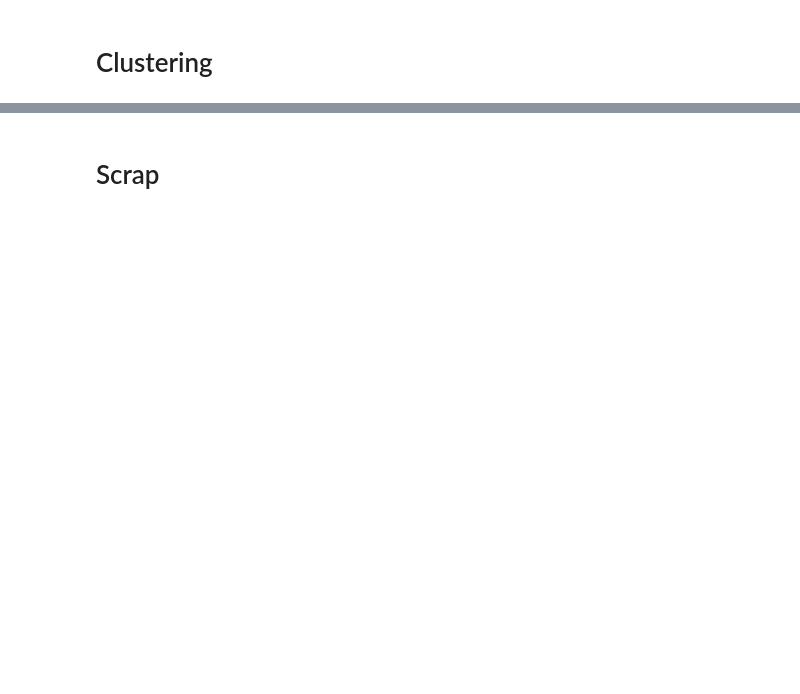
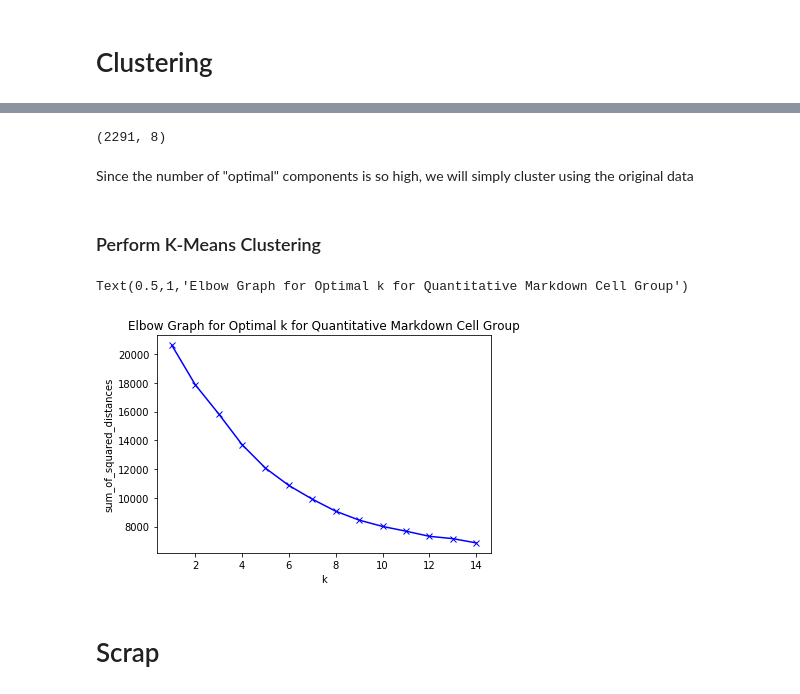
Before and after one commit to Isabel-Gan/quantifying-notebook-features, a Jupyter notebook: output/complete-runs/features-eda/features-eda.ipynb, the cells around one changed output, grey strips where cells are left out. Saved outputs shown, nothing was run; the diff lists cells and outputs as text; code cells hidden in the pictures; blank space fills up the shorter version.

```diff
--- a/output/complete-runs/features-eda/features-eda.ipynb
+++ b/output/complete-runs/features-eda/features-eda.ipynb
@@ -423,0 +448,5 @@ final_no_markdown.to_csv(no_markdown_output)
+# %%
+# isolate quantitative variables
+cat_vars = ['longer_beginning', 'longer_ending', 'has_author', 'has_equation', 'is_education', 'has_links',
+            'has_comments', 'has_title', 'md_format', 'has_error']
+quant_markdown = pca_markdown.drop(cat_vars, axis = 1)
@@ -423,0 +463,3 @@ final_no_markdown.to_csv(no_markdown_output)
+# %%
+quant_vars = ['jupyter_prop', 'markdown_prop', 'num_contrib', 'image_prop', 'md_frequency', 'num_commits',
+             'non_exec_prop', 'exec_inorder', 'exec_skips']
@@ -423,0 +468,4 @@ final_no_markdown.to_csv(no_markdown_output)
+# %%
+# normalize all variables
+md_quant_stand = quant_markdown.loc[:, quant_vars].values
+md_quant_stand = StandardScaler().fit_transform(md_quant_stand)
@@ -426,2 +561,28 @@ final_no_markdown.to_csv(no_markdown_output)
+# %%
+# how many components are needed to retain 95% variance?
+pc_clust_md_quant.shape
+# %% [output]
+(2291, 8)
+# %% [markdown]
+Since the number of "optimal" components is so high, we will simply cluster using the original data
+# %% [markdown]
+### Perform K-Means Clustering
+# %%
+# we perform k-means clustering with multiple k to find the optimal number of clusters
+sum_of_squared_distances = []
+K = range(1, 15)
+for k in K:
+    km = KMeans(n_clusters = k)
+    km = km.fit(md_quant_stand)
+    sum_of_squared_distances.append(km.inertia_)
+# %%
+# plot the elbow graph to determine the optimal number of clusters
+plt.plot(K, sum_of_squared_distances, 'bx-')
+plt.xlabel('k')
+plt.ylabel('sum_of_squared_distances')
+plt.title('Elbow Graph for Optimal k for Quantitative Markdown Cell Group')
+# %% [output]
+Text(0.5,1,'Elbow Graph for Optimal k for Quantitative Markdown Cell Group')
+[figure, added]
 # %% [markdown]
 # Scrap
```
Also changed, not shown: parts of 26 cells of this notebook.
